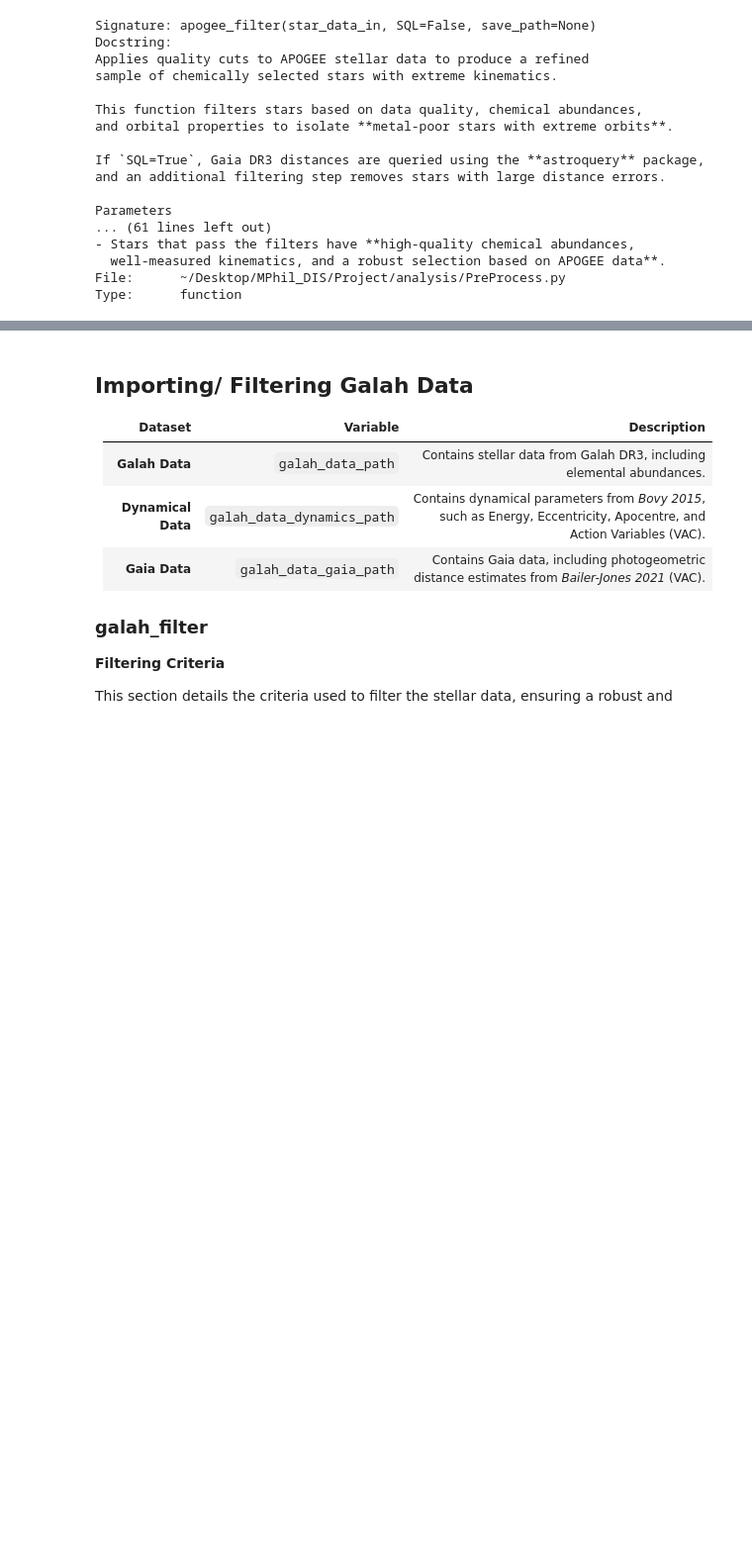
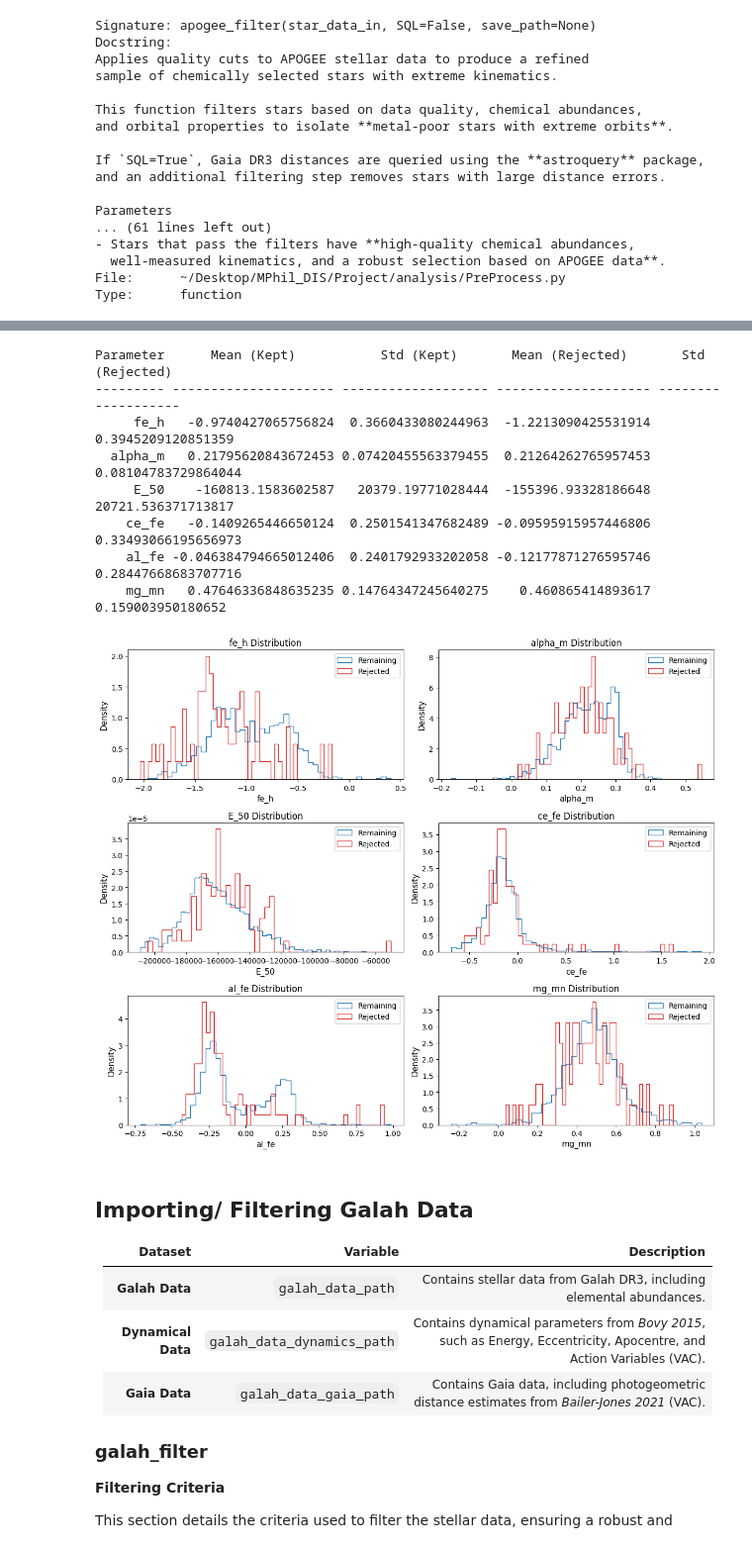
Before and after one commit to JacobTutt/Galactic_Evol_Clustering, a Jupyter notebook: 0_data_preprocessing.ipynb, the cells around one changed output, grey strips where cells are left out. Shown at 99% size. Drawn from its saved outputs; the diff is of its cells as text; code cells hidden in the pictures; blank space fills up the shorter version.

Commit message:
Analysis of Assignment distribution

```diff
--- a/0_data_preprocessing.ipynb
+++ b/0_data_preprocessing.ipynb
@@ -120,3 +130,69 @@ Gaia SQL distance cut           →    0 stars removed
+# %%
+apogee_origial_data = Table.read(apogee_data_path, format='csv')
+# Identify rejected entries
+rejected_mask = ~np.isin(apogee_origial_data['dr3_source_id'], apogee_processed_data['dr3_source_id'])
+apogee_rejected_stars = apogee_origial_data[rejected_mask]
+
+# Now compare the two tables means and stds to see if cuts remove a corrolated distribution of stars
+# Dimensions of instrest
+apogee_data_keys = ['fe_h', 'alpha_m', 'E_50', 'ce_fe', 'al_fe', 'mg_mn']
+
+# Create a table of means and stds
+# Compute means and stds for each dataset
+def get_stats(table, keys):
+    stats = {'Parameter': [], 'Mean': [], 'Std': []}
+    for key in keys:
+        values = table[key]
+        values = values[np.isfinite(values)]  # remove NaNs
+        stats['Parameter'].append(key)
+        stats['Mean'].append(np.mean(values))
+        stats['Std'].append(np.std(values))
+    return Table(stats)
+
+# Calculate stats for remaining and rejected stars
+stats_processed = get_stats(apogee_processed_data, apogee_data_keys)
+stats_rejected = get_stats(apogee_rejected_stars, apogee_data_keys)
+
+# Display table
+comparison_table = stats_processed.copy()
+comparison_table.rename_column('Mean', 'Mean (Kept)')
+comparison_table.rename_column('Std', 'Std (Kept)')
+comparison_table['Mean (Rejected)'] = stats_rejected['Mean']
+comparison_table['Std (Rejected)'] = stats_rejected['Std']
+comparison_table.pprint_all()
+
+# Plot normalised hostogram of each parameter in a 3 x 2 grid
+fig, axs = plt.subplots(3, 2, figsize=(12, 10))
+axs = axs.flatten()
+
+# Loop through all the keys and create a histogram of each
+for i, key in enumerate(apogee_data_keys):
+    # Extract relavent data dimension
+    kept_vals = apogee_processed_data[key]
+    rejected_vals = apogee_rejected_stars[key]
+
+    # Plot normalized histograms
+    axs[i].hist(kept_vals, bins=50, density=True, alpha=1, label='Remaining', color='tab:blue', histtype='step')
+    axs[i].hist(rejected_vals, bins=50, density=True, alpha=1, label='Rejected', color='tab:red', histtype='step')
+
+    axs[i].set_title(f"{key} Distribution", fontsize=12)
+    axs[i].set_xlabel(key, fontsize=11)
+    axs[i].set_ylabel("Density", fontsize=11)
+    axs[i].legend()
+    axs[i].tick_params(labelsize=10)
+
+plt.tight_layout()
+plt.show()
+# %% [output]
+Parameter      Mean (Kept)           Std (Kept)       Mean (Rejected)       Std (Rejected)
+--------- --------------------- ------------------- -------------------- -------------------
+     fe_h   -0.9740427065756824  0.3660433080244963  -1.2213090425531914  0.3945209120851359
+  alpha_m   0.21795620843672453 0.07420455563379455  0.21264262765957453 0.08104783729864044
+     E_50    -160813.1583602587   20379.19771028444  -155396.93328186648  20721.536371713817
+    ce_fe   -0.1409265446650124  0.2501541347682489 -0.09595915957446806 0.33493066195656973
+    al_fe -0.046384794665012406  0.2401792933202058 -0.12177871276595746 0.28447668683707716
+    mg_mn   0.47646336848635235 0.14764347245640275    0.460865414893617   0.159003950180652
+[figure, added]
 # %% [markdown]
 ## **Importing/ Filtering Galah Data**
 
```
Also changed, not shown: parts of 3 cells of this notebook, 8 other files.
